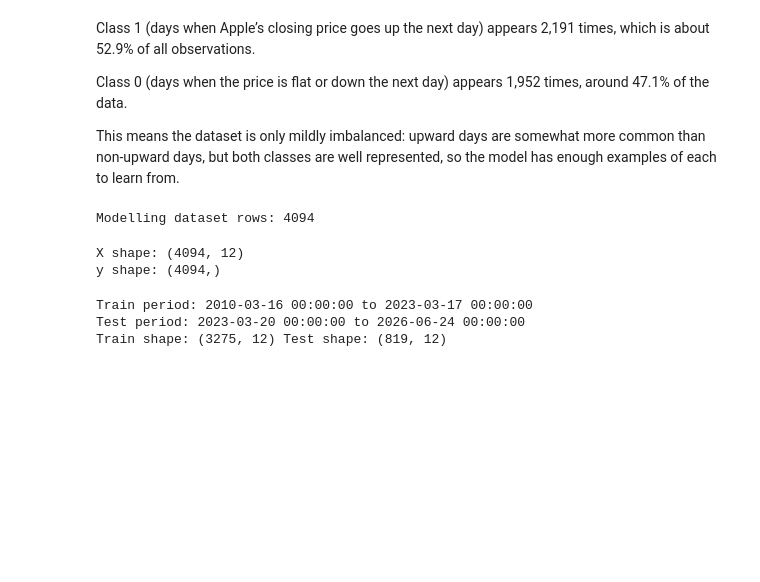
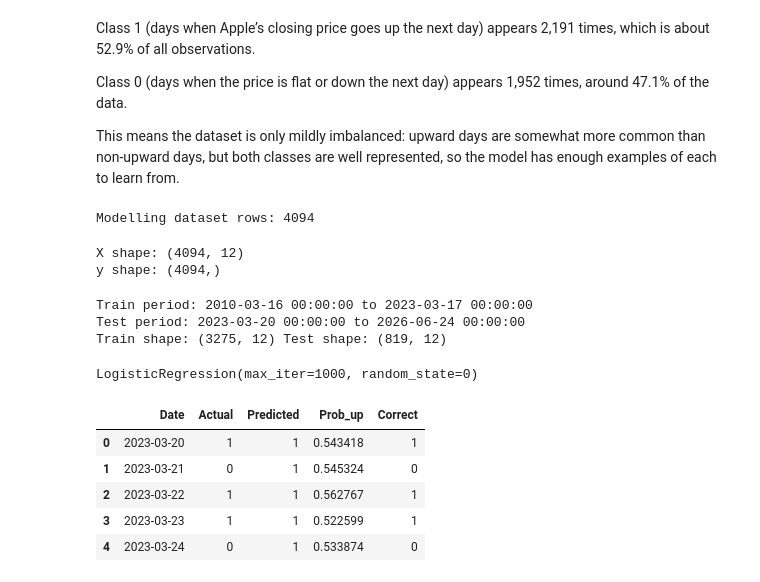
Before and after one commit to Nirmani-prog/Predicting-AAPL-Next-Day-Direction, a Jupyter notebook: apple_next_day.ipynb, the cells around one changed output. Cells and saved outputs as stored; diff of their text form; code cells hidden in the pictures; blank space fills up the shorter version.

```diff
--- a/apple_next_day.ipynb
+++ b/apple_next_day.ipynb
@@ -368,6 +366,8 @@ y_test  = test_data["target"].values
 
 train_start, train_end = train_data.index.min(), train_data.index.max()
 test_start,  test_end  = test_data.index.min(),  test_data.index.max()
+dates_train = train_data.index
+dates_test  = test_data.index
 
 print("Train period:", train_start, "to", train_end)
 print("Test period:", test_start, "to", test_end)
@@ -376,3 +376,48 @@ print("Train shape:", X_train.shape, "Test shape:", X_test.shape)
 Train period: 2010-03-16 00:00:00 to 2023-03-17 00:00:00
 Test period: 2023-03-20 00:00:00 to 2026-06-24 00:00:00
 Train shape: (3275, 12) Test shape: (819, 12)
+# %%
+from sklearn.preprocessing import StandardScaler
+
+scaler = StandardScaler()
+
+# Fit on training data, transform both train and test
+X_train_scaled = scaler.fit_transform(X_train)
+X_test_scaled  = scaler.transform(X_test)
+# %%
+from sklearn.linear_model import LogisticRegression
+
+# Create the model; you can tune C, penalty, etc. later if needed
+log_reg = LogisticRegression(max_iter=1000, random_state=0)
+
+# Train on the scaled training data
+log_reg.fit(X_train_scaled, y_train)
+# %% [output]
+LogisticRegression(max_iter=1000, random_state=0)
+# %%
+# Predicted classes (0 or 1)
+y_pred = log_reg.predict(X_test_scaled)
+
+# Predicted probability of class 1 (price going up)
+y_proba = log_reg.predict_proba(X_test_scaled)[:, 1]
+# %%
+results = pd.DataFrame({
+    "Date": dates_test,
+    "Actual": y_test,
+    "Predicted": y_pred,
+    "Prob_up": y_proba,
+})
+
+results["Correct"] = (results["Actual"] == results["Predicted"]).astype(int)
+
+# Optional: sort by date if needed
+results = results.sort_values("Date")
+
+results.head()
+# %% [output]
+|  | Date | Actual | Predicted | Prob_up | Correct |
+| 0 | 2023-03-20 | 1 | 1 | 0.543418 | 1 |
+| 1 | 2023-03-21 | 0 | 1 | 0.545324 | 0 |
+| 2 | 2023-03-22 | 1 | 1 | 0.562767 | 1 |
+| 3 | 2023-03-23 | 1 | 1 | 0.522599 | 1 |
+| 4 | 2023-03-24 | 0 | 1 | 0.533874 | 0 |
```
Also changed, not shown: parts of 2 cells of this notebook.
